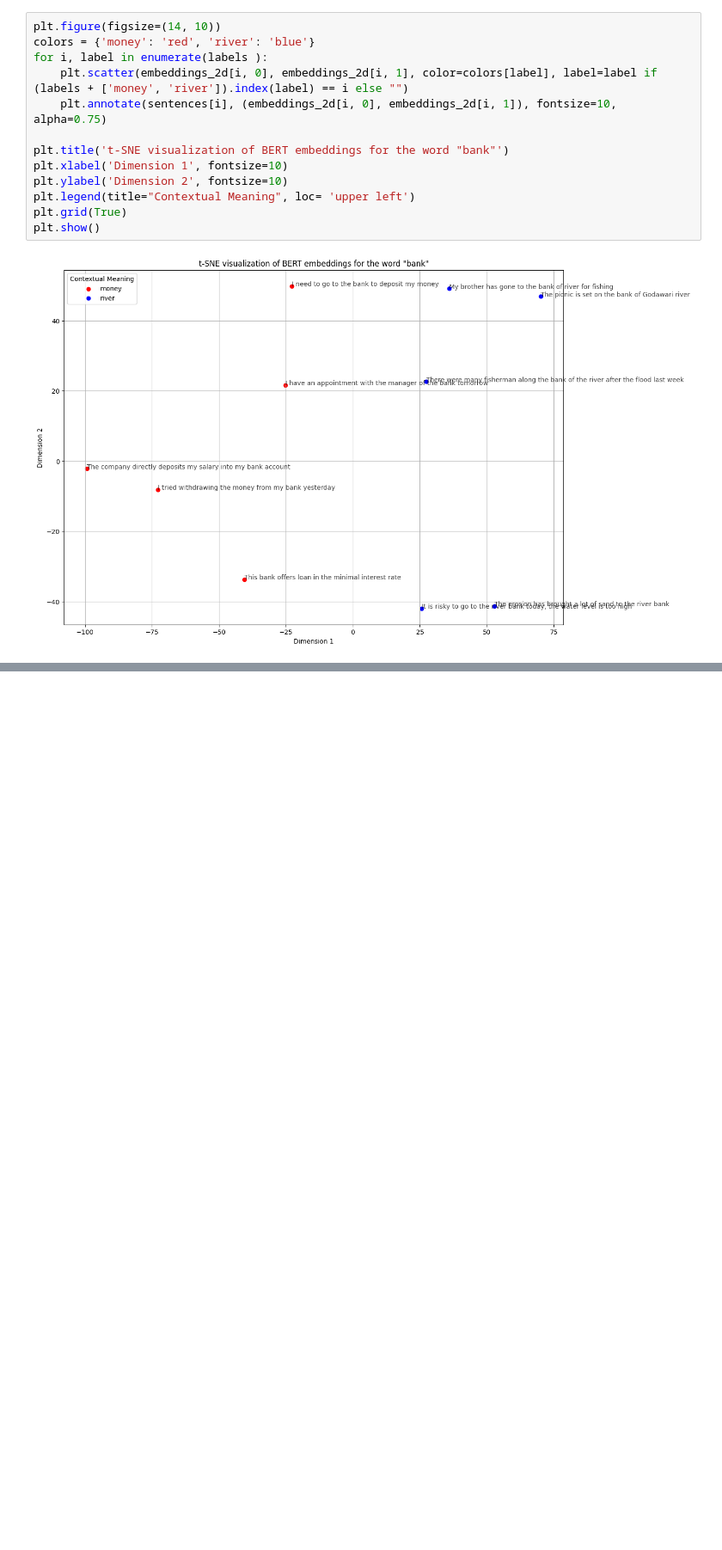
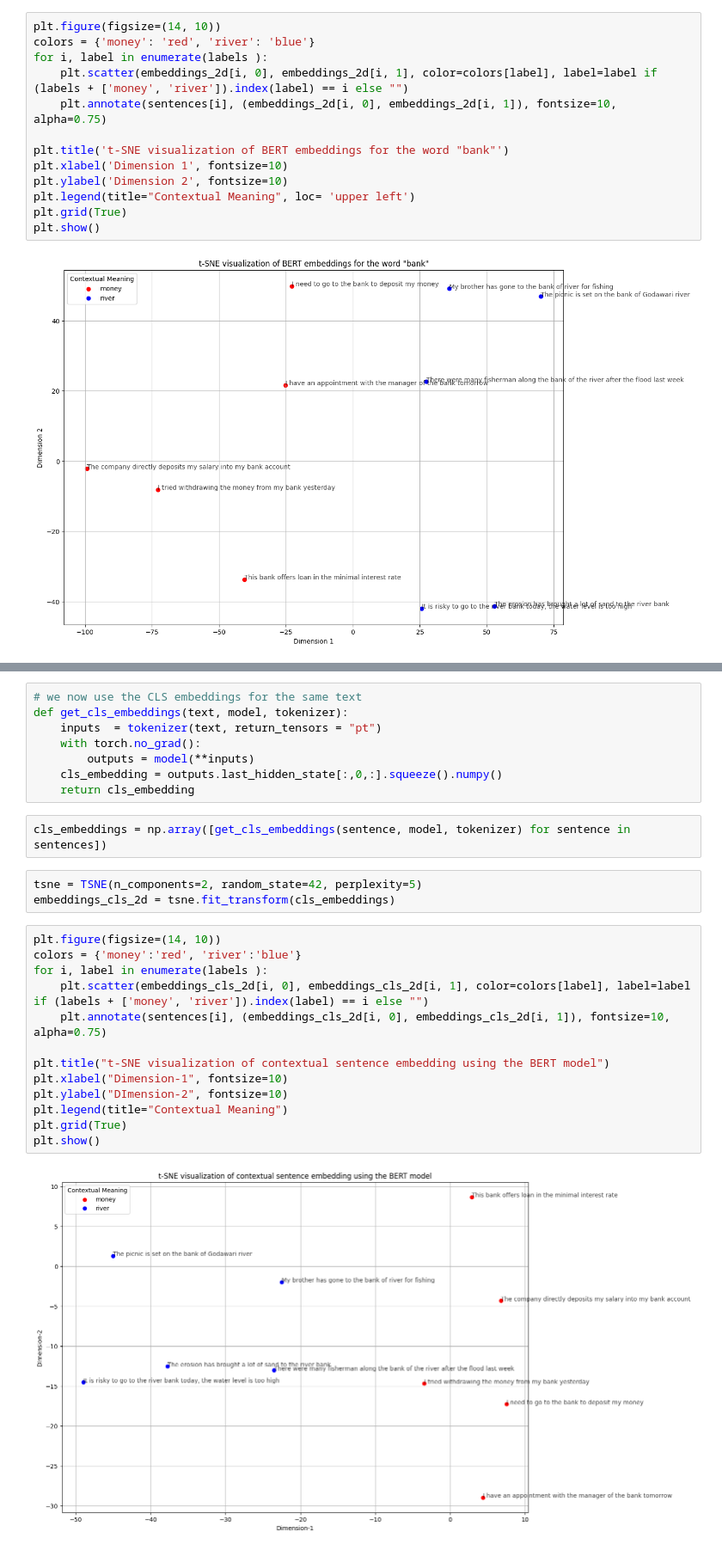
Before and after one commit to SajalPaudyal/Implementing_basic_RAG_for_movie_recommendation, a Jupyter notebook: Information_Retrieval/bert_embedding.ipynb, the cells around one changed output, grey strips where cells are left out. Shown: that part at 86% size. Saved outputs shown, nothing was run; the diff lists cells and outputs as text; blank space fills up the shorter version.

Commit message:
single and bi-encoder using BERT model for textual documents

```diff
--- a/Information_Retrieval/bert_embedding.ipynb
+++ b/Information_Retrieval/bert_embedding.ipynb
@@ -112,0 +124,28 @@ plt.show()
+# %%
+# we now use the CLS embeddings for the same text
+def get_cls_embeddings(text, model, tokenizer):
+    inputs  = tokenizer(text, return_tensors = "pt")
+    with torch.no_grad():
+        outputs = model(**inputs)
+    cls_embedding = outputs.last_hidden_state[:,0,:].squeeze().numpy()
+    return cls_embedding
+# %%
+cls_embeddings = np.array([get_cls_embeddings(sentence, model, tokenizer) for sentence in sentences])
+# %%
+tsne = TSNE(n_components=2, random_state=42, perplexity=5)
+embeddings_cls_2d = tsne.fit_transform(cls_embeddings)
+# %%
+plt.figure(figsize=(14, 10))
+colors = {'money':'red', 'river':'blue'}
+for i, label in enumerate(labels ):
+    plt.scatter(embeddings_cls_2d[i, 0], embeddings_cls_2d[i, 1], color=colors[label], label=label if (labels + ['money', 'river']).index(label) == i else "")
+    plt.annotate(sentences[i], (embeddings_cls_2d[i, 0], embeddings_cls_2d[i, 1]), fontsize=10, alpha=0.75)
+
+plt.title("t-SNE visualization of contextual sentence embedding using the BERT model")
+plt.xlabel("Dimension-1", fontsize=10)
+plt.ylabel("DImension-2", fontsize=10)
+plt.legend(title="Contextual Meaning")
+plt.grid(True)
+plt.show()
+# %% [output]
+[figure, added]
```
Also changed, not shown: parts of 14 cells of this notebook.
